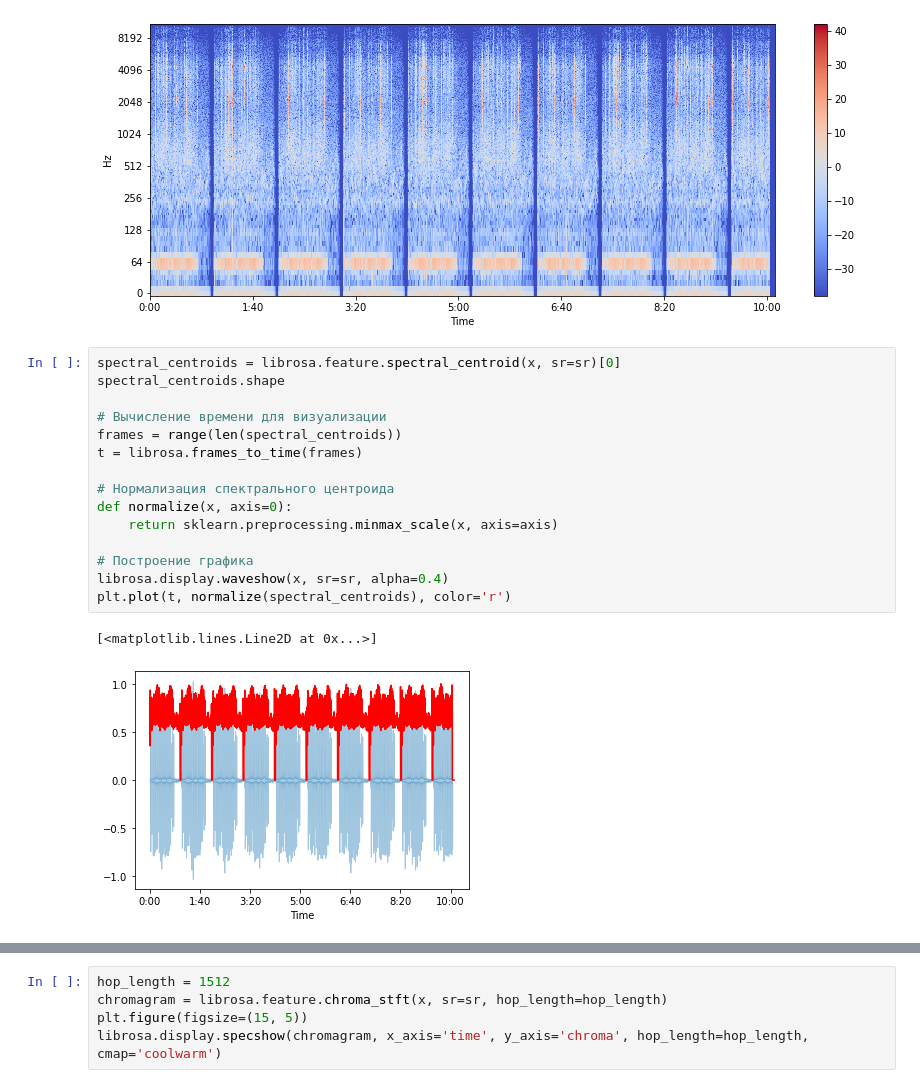
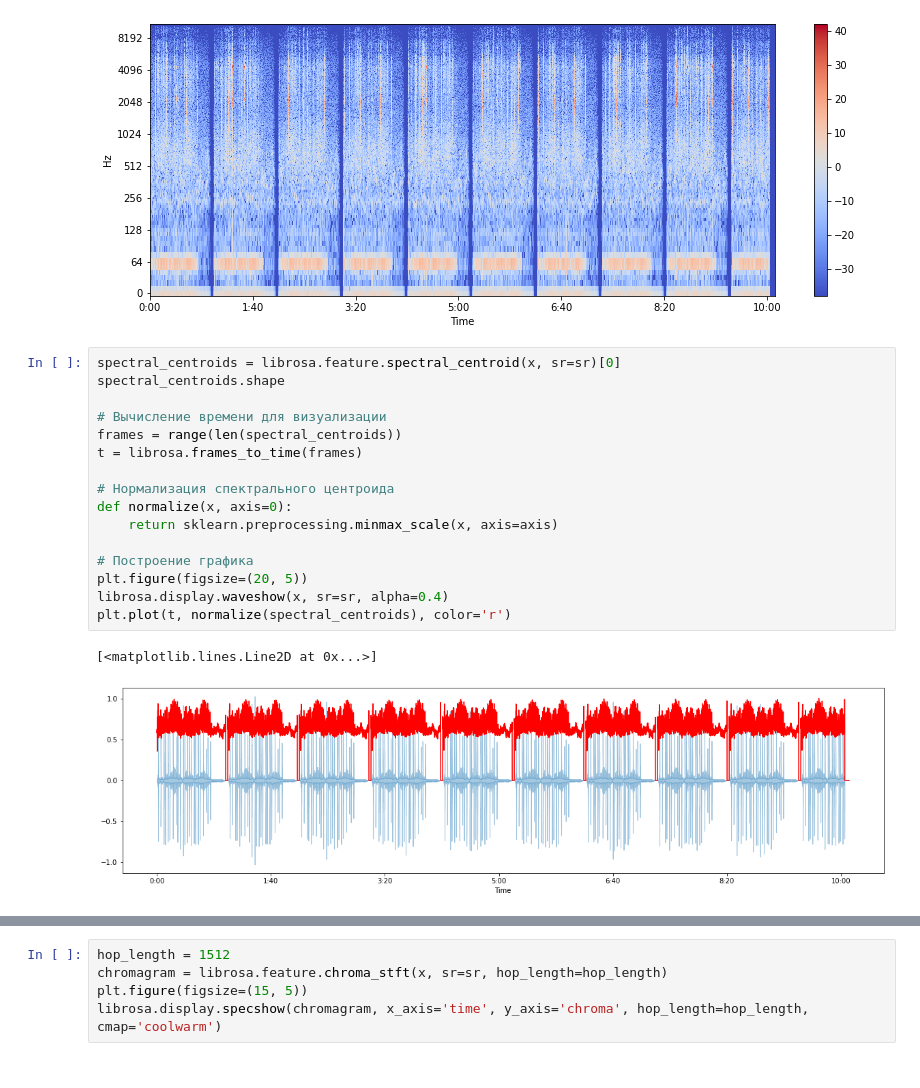
Before and after one commit to Jupadm/Project-with-Pasha-Tin, a Jupyter notebook: Birdsong recognition project code.ipynb, the cells around one changed output, grey strips where cells are left out. Cells and saved outputs as stored; diff of their text form.

```diff
--- a/Birdsong recognition project code.ipynb
+++ b/Birdsong recognition project code.ipynb
@@ -73,20 +52,21 @@ plt.colorbar()
 # %%
 spectral_centroids = librosa.feature.spectral_centroid(x, sr=sr)[0]
 spectral_centroids.shape
 
 # Вычисление времени для визуализации
 frames = range(len(spectral_centroids))
 t = librosa.frames_to_time(frames)
 
 # Нормализация спектрального центроида
 def normalize(x, axis=0):
     return sklearn.preprocessing.minmax_scale(x, axis=axis)
 
 # Построение графика
+plt.figure(figsize=(20, 5))
 librosa.display.waveshow(x, sr=sr, alpha=0.4)
 plt.plot(t, normalize(spectral_centroids), color='r')
 # %% [output]
 [<matplotlib.lines.Line2D at 0x...>]
-[figure, old version]
+[figure, new version]
 # %%
 spectral_rolloff = librosa.feature.spectral_rolloff(x+0.01, sr=sr)[0]
```
Also changed, not shown: parts of 35 cells of this notebook.
